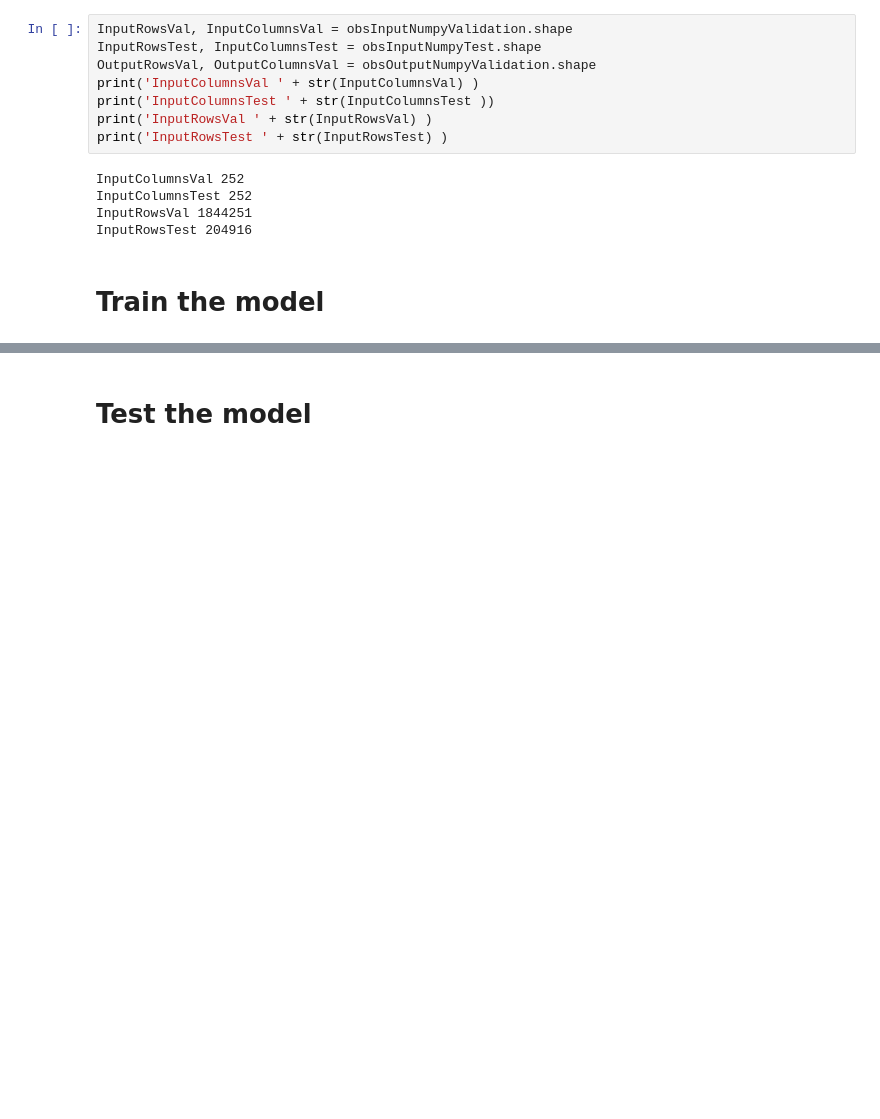
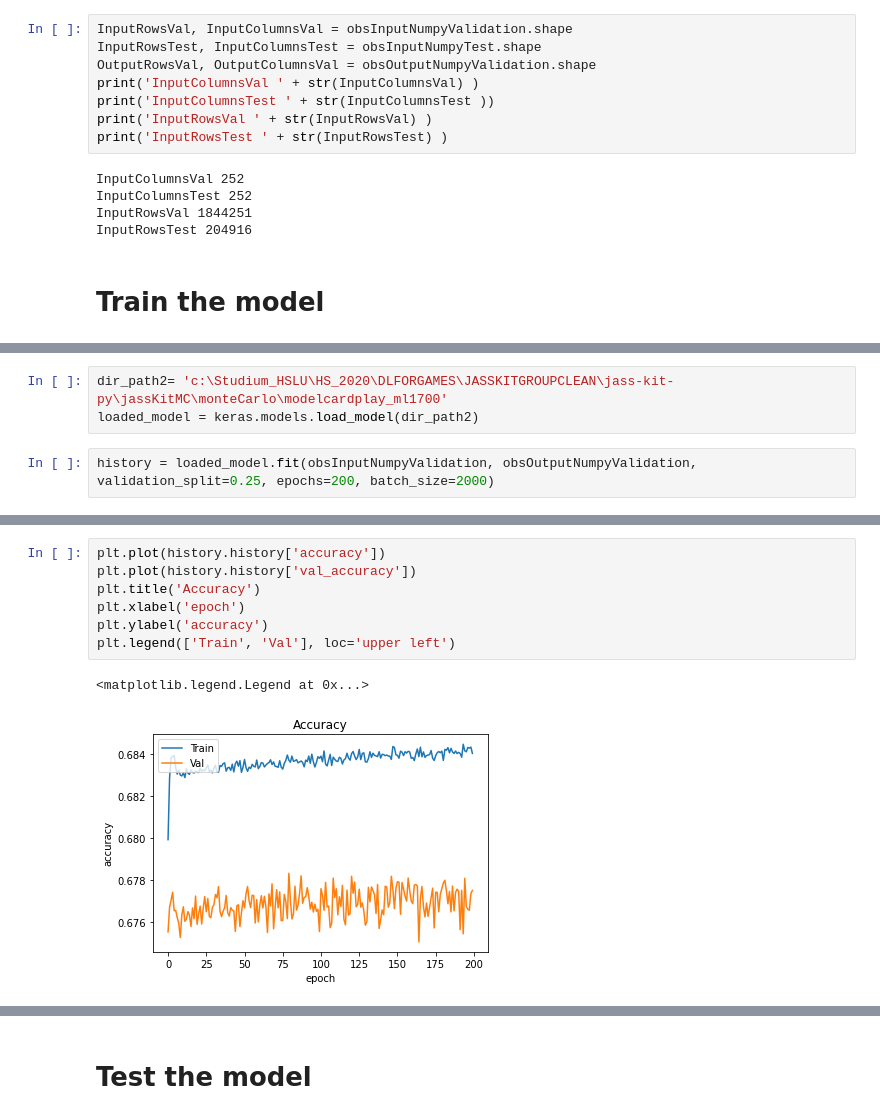
Before and after one commit to iawuethr/jass-kit-py, a Jupyter notebook: jassKitMC/NNPlayCard14.ipynb, the cells around one changed output, grey strips where cells are left out. Drawn from its saved outputs; the diff is of its cells as text; blank space fills up the shorter version.

```diff
--- a/jassKitMC/NNPlayCard14.ipynb
+++ b/jassKitMC/NNPlayCard14.ipynb
@@ -949,0 +1068,5 @@ plt.legend(['Train', 'Val'], loc='upper left')
+# %%
+dir_path2= 'c:\Studium_HSLU\HS_2020\DLFORGAMES\JASSKITGROUPCLEAN\jass-kit-py\jassKitMC\monteCarlo\modelcardplay_ml1700'
+loaded_model = keras.models.load_model(dir_path2)
+# %%
+history = loaded_model.fit(obsInputNumpyValidation, obsOutputNumpyValidation, validation_split=0.25, epochs=200, batch_size=2000)
@@ -949,0 +1091,10 @@ plt.legend(['Train', 'Val'], loc='upper left')
+# %%
+plt.plot(history.history['accuracy'])
+plt.plot(history.history['val_accuracy'])
+plt.title('Accuracy')
+plt.xlabel('epoch')
+plt.ylabel('accuracy')
+plt.legend(['Train', 'Val'], loc='upper left')
+# %% [output]
+<matplotlib.legend.Legend at 0x...>
+[figure, added]
```
Also changed, not shown: parts of 18 cells of this notebook, 15 other files.
